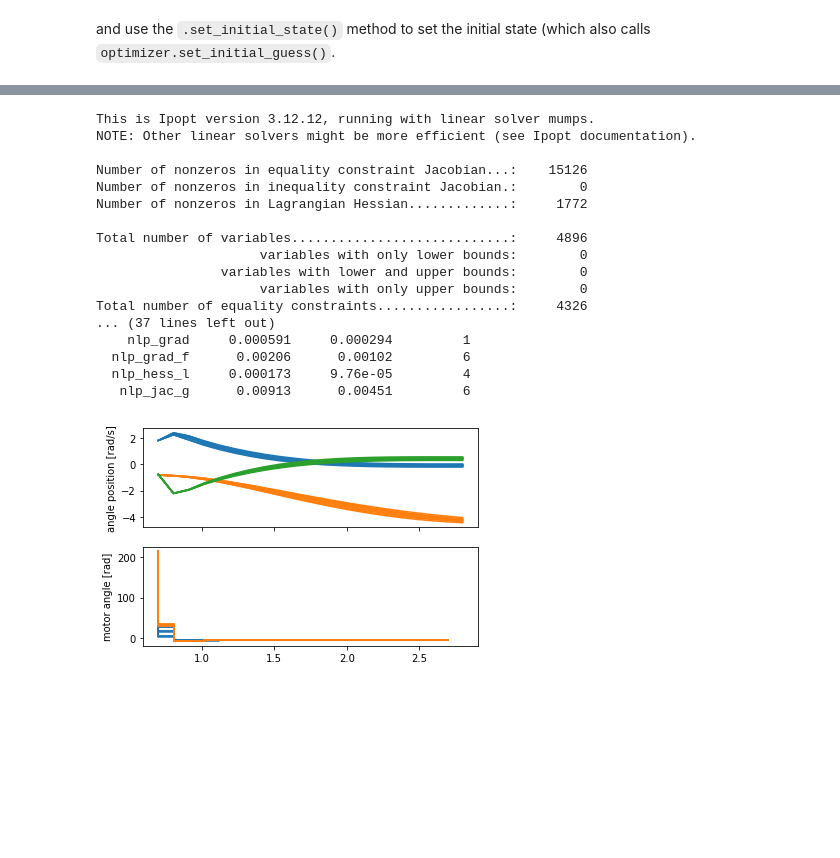
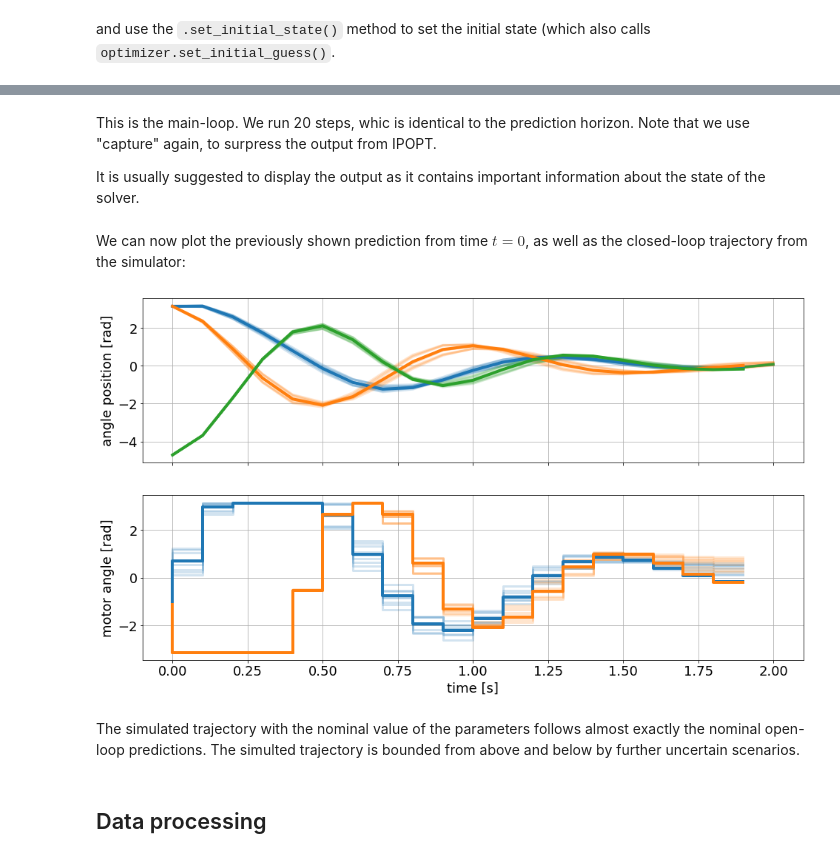
Before and after one commit to do-mpc/do-mpc, a Jupyter notebook: new_version/docs/source/getting_started.ipynb, the cells around one changed output, grey strips where cells are left out. Drawn from its saved outputs; the diff is of its cells as text; code cells hidden in the pictures; blank space fills up the shorter version.

Commit message:
Documentation (animation)

```diff
--- a/new_version/docs/source/getting_started.ipynb
+++ b/new_version/docs/source/getting_started.ipynb
@@ -312 +438,8 @@ we can now let the following loop run:
+# %%
+simulator.set_initial_state(x0, reset_history=True)
+optimizer.set_initial_state(x0, reset_history=True)
+# %% [markdown]
+This is the main-loop. We run 20 steps, whic is identical to the prediction horizon. Note that we use "capture" again, to surpress the output from IPOPT.
+
+It is usually suggested to display the output as it contains important information about the state of the solver.
 # %%
@@ -318,34 +450,16 @@ import matplotlib.pyplot as plt
-# %%
-fig, ax = plt.subplots(2, sharex=True)
-graphics = do_mpc.backend_graphics()
-graphics.add_line(var_type='_x', var_name='phi_1', axis=ax[0])
-graphics.add_line(var_type='_x', var_name='phi_2', axis=ax[0])
-graphics.add_line(var_type='_x', var_name='phi_3', axis=ax[0])
-graphics.add_line(var_type='_u', var_name='phi_m_1', axis=ax[1])
-graphics.add_line(var_type='_u', var_name='phi_m_2', axis=ax[1])
-ax[0].set_ylabel('angle position [rad/s]')
-ax[1].set_ylabel('motor angle [rad]')
-
-u0 = optimizer.make_step(x0)
-x0 = simulator.make_step(u0)
-
-_ = graphics.plot_predictions(optimizer.data)
-# %% [output]
-This is Ipopt version 3.12.12, running with linear solver mumps.
-NOTE: Other linear solvers might be more efficient (see Ipopt documentation).
-
-Number of nonzeros in equality constraint Jacobian...:    15126
-Number of nonzeros in inequality constraint Jacobian.:        0
-Number of nonzeros in Lagrangian Hessian.............:     1772
-
-Total number of variables............................:     4896
-                     variables with only lower bounds:        0
-                variables with lower and upper bounds:        0
-                     variables with only upper bounds:        0
-Total number of equality constraints.................:     4326
-... (37 lines left out)
-    nlp_grad     0.000591     0.000294         1
-  nlp_grad_f      0.00206      0.00102         6
-  nlp_hess_l     0.000173     9.76e-05         4
-   nlp_jac_g      0.00913      0.00451         6
-[figure, removed]
+# %% [markdown]
+We can now plot the previously shown prediction from time $t=0$, as well as the closed-loop trajectory from the simulator:
+# %%
+# Clear previous lines
+graphics.reset_axes()
+# Plot predictions from t=0
+pred_lines = graphics.plot_predictions(optimizer.data, t_ind=0, linewidth=3, alpha=.2)
+# Plot results until current time
+res_lines = graphics.plot_results(simulator.data, linewidth=4, alpha=1)
+fig
+# %% [output]
+[figure, added]
+# %% [markdown]
+The simulated trajectory with the nominal value of the parameters follows almost exactly the nominal open-loop predictions. The simulted trajectory is bounded from above and below by further uncertain scenarios.
+# %% [markdown]
+## Data processing
```
Also changed, not shown: parts of 47 cells of this notebook, 2 other files.
